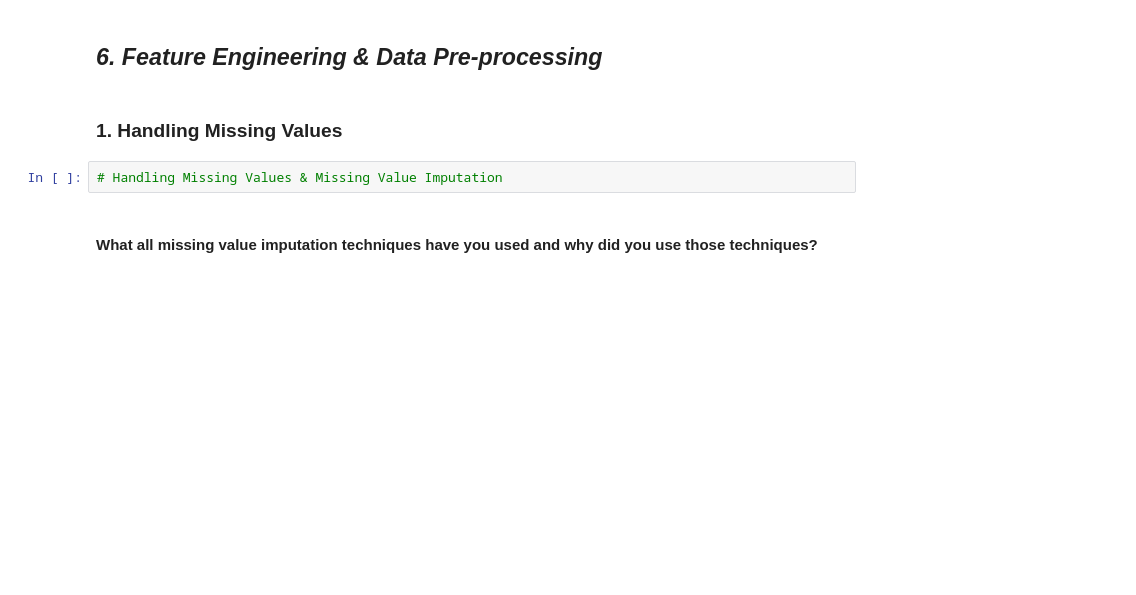
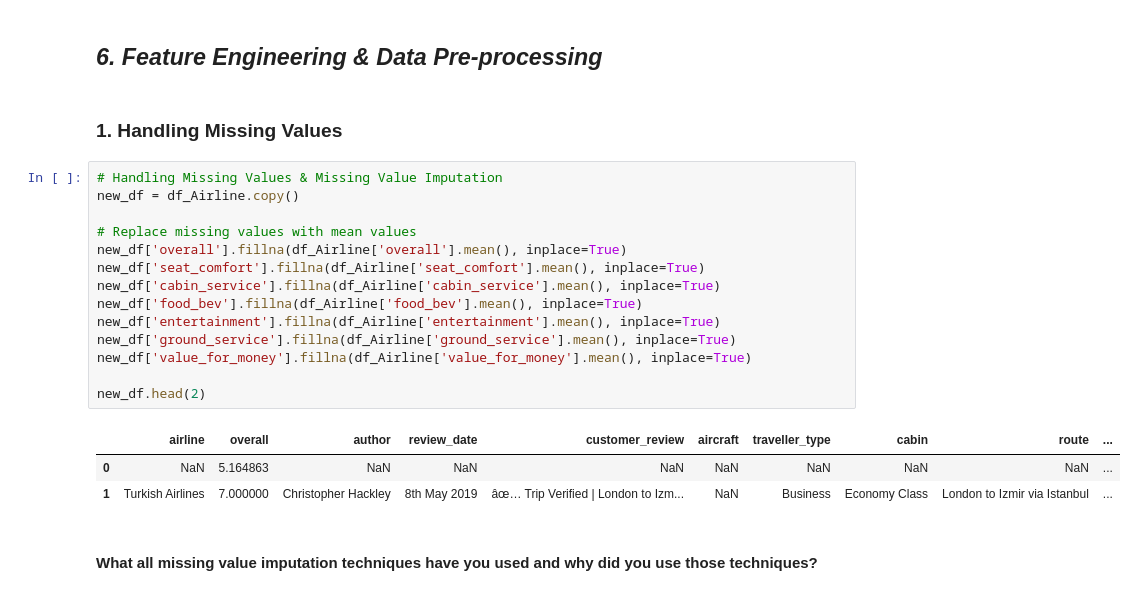
Before and after one commit to Preet3621/Classification_Airline_preet, a Jupyter notebook: Air_Referal_Preet.ipynb, the cells around one changed output. Drawn from its saved outputs; the diff is of its cells as text; blank space fills up the shorter version.

```diff
--- a/Air_Referal_Preet.ipynb
+++ b/Air_Referal_Preet.ipynb
@@ -780,8 +893,24 @@ Answer Here.
 ## ***6. Feature Engineering & Data Pre-processing***
 # %% [markdown]
 ### 1. Handling Missing Values
-# %%
-# Handling Missing Values & Missing Value Imputation
+# %%
+# Handling Missing Values & Missing Value Imputation
+new_df = df_Airline.copy()
+
+# Replace missing values with mean values
+new_df['overall'].fillna(df_Airline['overall'].mean(), inplace=True)
+new_df['seat_comfort'].fillna(df_Airline['seat_comfort'].mean(), inplace=True)
+new_df['cabin_service'].fillna(df_Airline['cabin_service'].mean(), inplace=True)
+new_df['food_bev'].fillna(df_Airline['food_bev'].mean(), inplace=True)
+new_df['entertainment'].fillna(df_Airline['entertainment'].mean(), inplace=True)
+new_df['ground_service'].fillna(df_Airline['ground_service'].mean(), inplace=True)
+new_df['value_for_money'].fillna(df_Airline['value_for_money'].mean(), inplace=True)
+
+new_df.head(2)
+# %% [output]
+|  | airline | overall | author | review_date | customer_review | aircraft | traveller_type | cabin | route | ... |
+| 0 | NaN | 5.164863 | NaN | NaN | NaN | NaN | NaN | NaN | NaN | ... |
+| 1 | Turkish Airlines | 7.000000 | Christopher Hackley | 8th May 2019 | âœ… Trip Verified | London to Izm... | NaN | Business | Economy Class | London to Izmir via Istanbul | ... |
 # %% [markdown]
 #### What all missing value imputation techniques have you used and why did you use those techniques?
 # %% [markdown]
```
Also changed, not shown: parts of 23 cells of this notebook.
